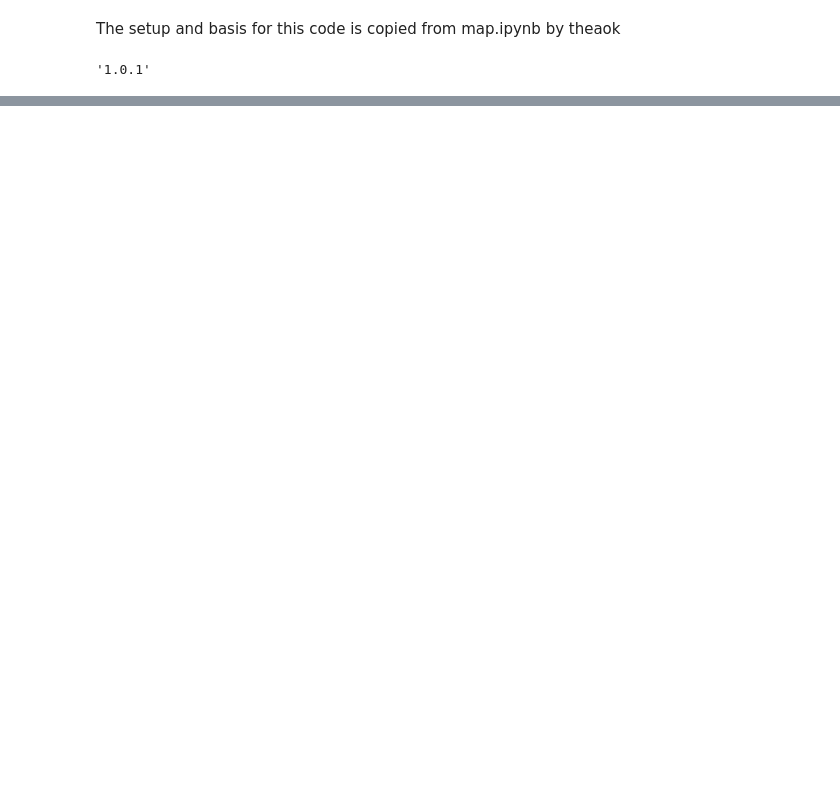
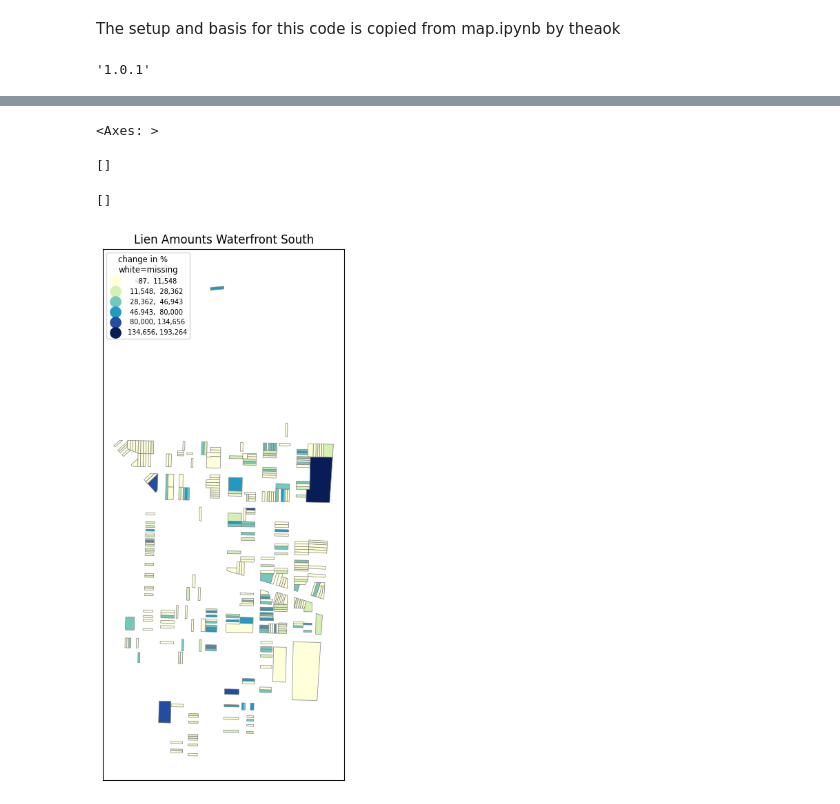
Before and after one commit to hbeck118/HOC-Project, a Jupyter notebook: hocdraft1.ipynb, the cells around one changed output, grey strips where cells are left out. Cells and saved outputs as stored; diff of their text form; code cells hidden in the pictures; blank space fills up the shorter version.

```diff
--- a/hocdraft1.ipynb
+++ b/hocdraft1.ipynb
@@ -67,0 +188,5 @@ cam_par
+# %%
+HOCmap = pd.merge(dataHOC, cam_par2, on=['Block', 'Lot'],how='outer',indicator='merge')
+HOCmap[['Block','Lot','merge', 'Status', 'LienAmount']]
+
+HOCmap1 = pd.merge(dataHOC, cam_par2, on=['Block', 'Lot'],how='inner',indicator=False)
@@ -67,0 +227,2 @@ cam_par
+# %%
+HOCmap2 = gpd.GeoDataFrame(HOCmap1)
@@ -67,0 +250,18 @@ cam_par
+# %%
+HOCmap2['LienAmount'] = pd.to_numeric(HOCmap2['LienAmount'], errors='coerce')
+# %%
+fig, ax = plt.subplots(1, figsize=(6,10))
+HOCmap2.plot(ax=ax,column='LienAmount',legend=True,cmap='YlGnBu',
+          scheme="natural_breaks", k=6, edgecolor='grey',linewidth=0.5,
+          legend_kwds= {"fmt": "{:,.0f}",'loc':'upper left', 'markerscale':1.2,'title_fontsize':'small','fontsize':'7'})
+leg1 = ax.get_legend()
+leg1.set_title('''change in % \nwhite=missing''')
+
+ax.title.set_text("Lien Amounts Waterfront South")
+ax.set_xticks([]) #kills xticks
+ax.set_yticks([]) #kills xticks
+# %% [output]
+<Axes: >
+[]
+[]
+[figure, added]
```
Also changed, not shown: parts of 20 cells of this notebook.
